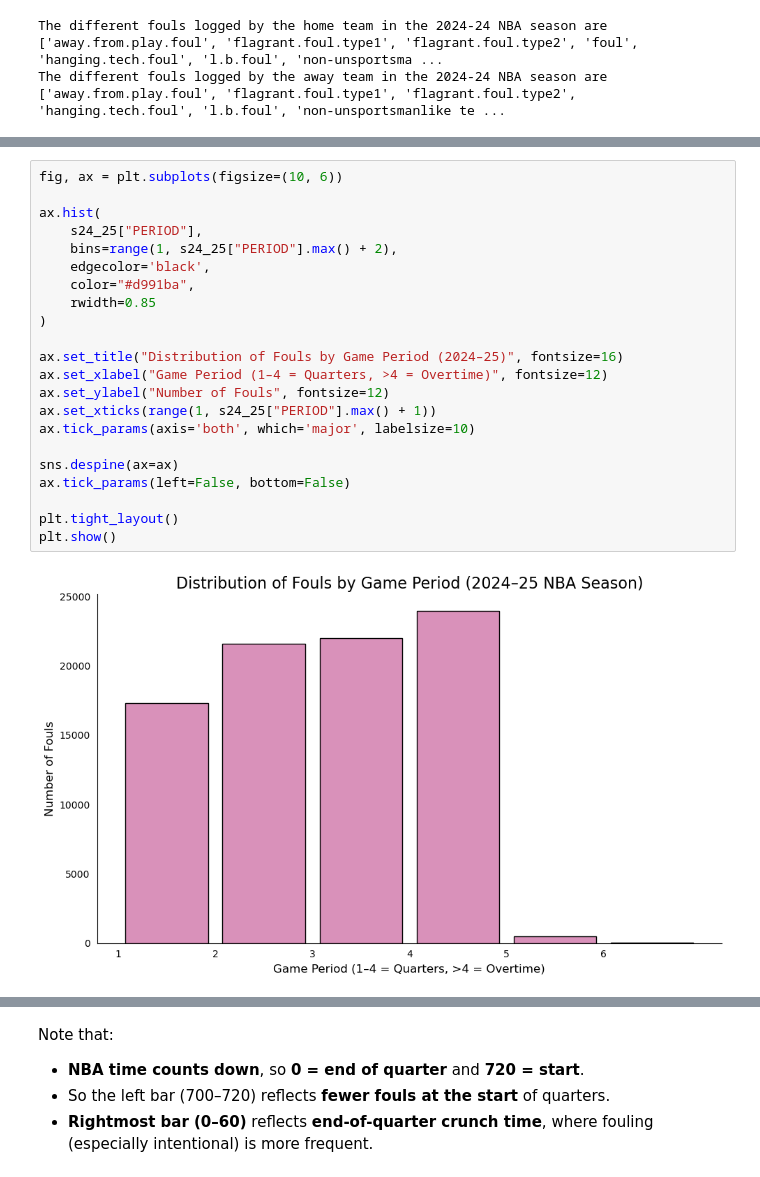
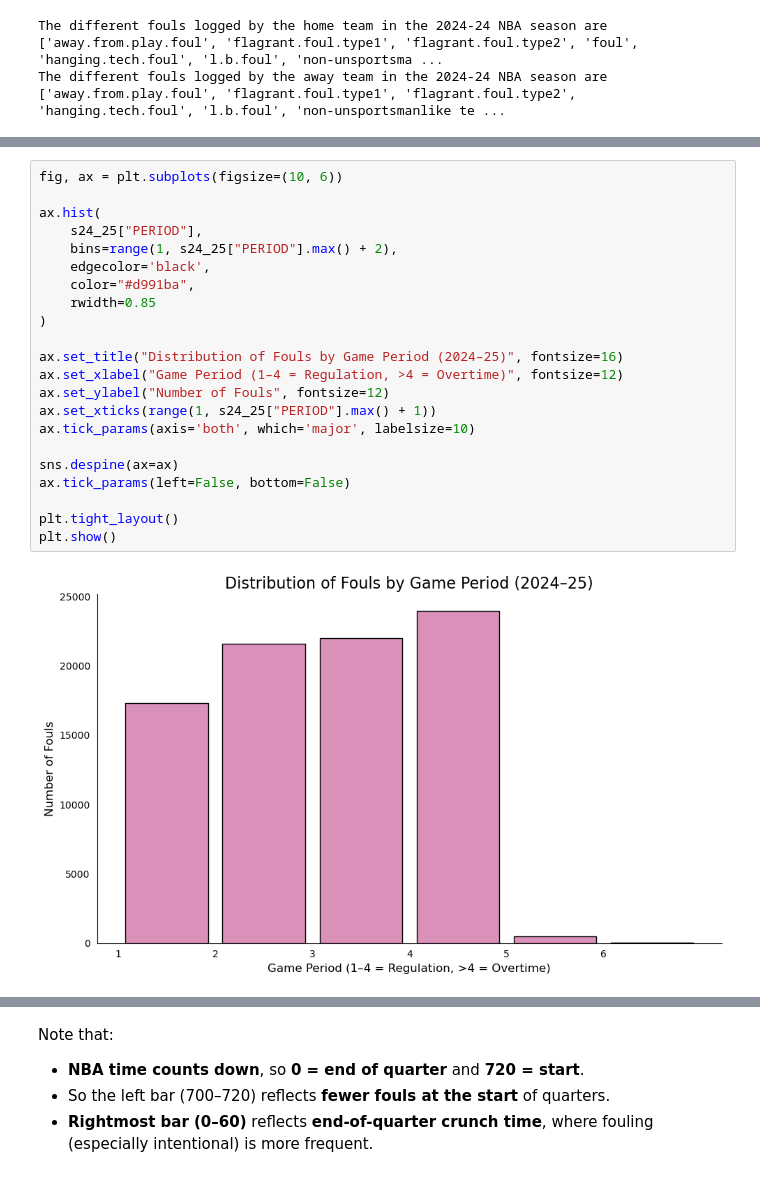
Before and after one commit to larisa-p-f/nba-foul-analysis, a Jupyter notebook: notebooks/EDA.ipynb, the cells around one changed output, grey strips where cells are left out. Drawn from its saved outputs; the diff is of its cells as text.

```diff
--- a/notebooks/EDA.ipynb
+++ b/notebooks/EDA.ipynb
@@ -70,24 +93,24 @@ The different fouls logged by the away team in the 2024-24 NBA season are ['away
 # %%
 fig, ax = plt.subplots(figsize=(10, 6))
 
 ax.hist(
     s24_25["PERIOD"],
     bins=range(1, s24_25["PERIOD"].max() + 2),
     edgecolor='black',
     color="#d991ba",
     rwidth=0.85
 )
 
 ax.set_title("Distribution of Fouls by Game Period (2024–25)", fontsize=16)
-ax.set_xlabel("Game Period (1–4 = Quarters, >4 = Overtime)", fontsize=12)
+ax.set_xlabel("Game Period (1–4 = Regulation, >4 = Overtime)", fontsize=12)
 ax.set_ylabel("Number of Fouls", fontsize=12)
 ax.set_xticks(range(1, s24_25["PERIOD"].max() + 1))
 ax.tick_params(axis='both', which='major', labelsize=10)
 
 sns.despine(ax=ax)
 ax.tick_params(left=False, bottom=False)
 
 plt.tight_layout()
 plt.show()
 # %% [output]
-[figure, old version]
+[figure, new version]
```
Also changed, not shown: parts of 36 cells of this notebook.
